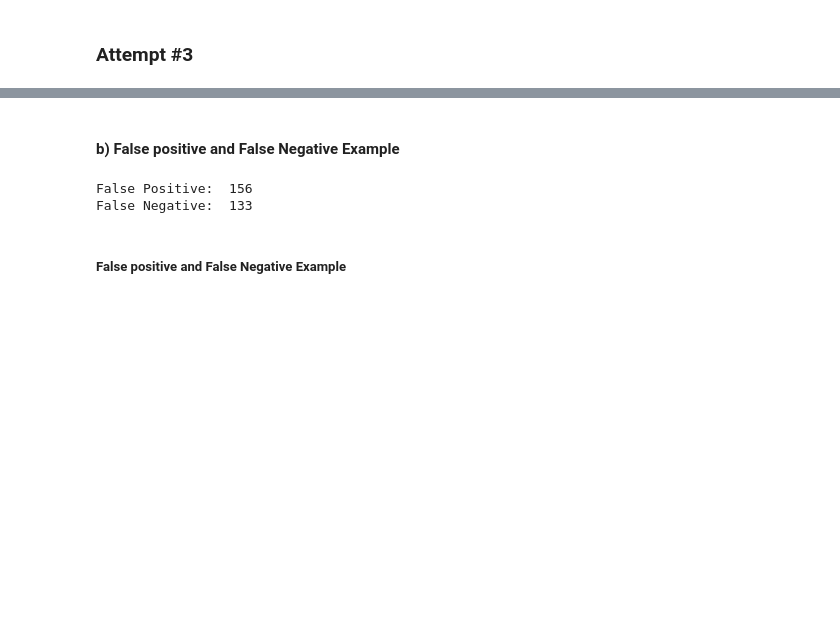
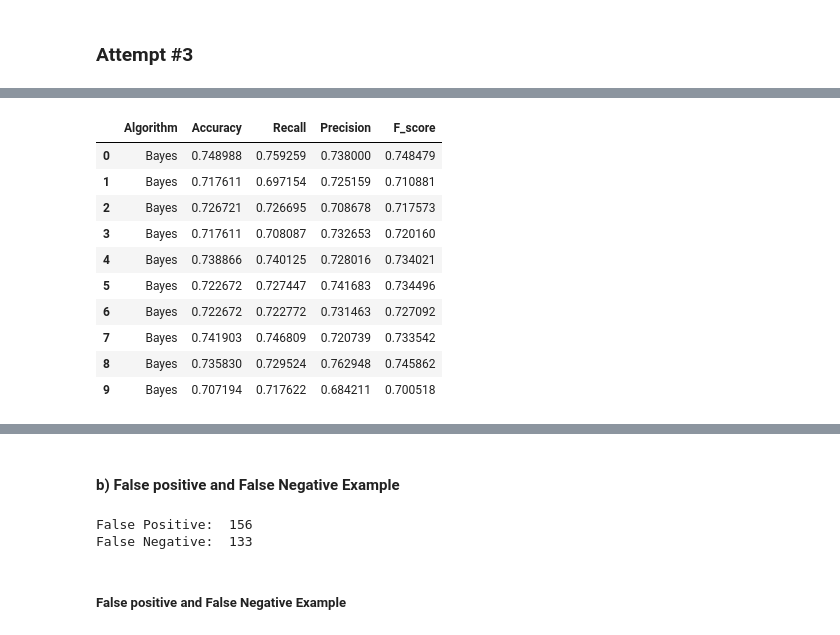
Before and after one commit to Asabe041/devoir1CSI4506, a Jupyter notebook: LeagueOfLegendsMLNoteBook.ipynb, the cells around one changed output, grey strips where cells are left out. Drawn from its saved outputs; the diff is of its cells as text; code cells hidden in the pictures; blank space fills up the shorter version.

```diff
--- a/LeagueOfLegendsMLNoteBook.ipynb
+++ b/LeagueOfLegendsMLNoteBook.ipynb
@@ -782,0 +786,14 @@ modelsMLP_3
+# %%
+modelsGNB
+# %% [output]
+|  | Algorithm | Accuracy | Recall | Precision | F_score |
+| 0 | Bayes | 0.748988 | 0.759259 | 0.738000 | 0.748479 |
+| 1 | Bayes | 0.717611 | 0.697154 | 0.725159 | 0.710881 |
+| 2 | Bayes | 0.726721 | 0.726695 | 0.708678 | 0.717573 |
+| 3 | Bayes | 0.717611 | 0.708087 | 0.732653 | 0.720160 |
+| 4 | Bayes | 0.738866 | 0.740125 | 0.728016 | 0.734021 |
+| 5 | Bayes | 0.722672 | 0.727447 | 0.741683 | 0.734496 |
+| 6 | Bayes | 0.722672 | 0.722772 | 0.731463 | 0.727092 |
+| 7 | Bayes | 0.741903 | 0.746809 | 0.720739 | 0.733542 |
+| 8 | Bayes | 0.735830 | 0.729524 | 0.762948 | 0.745862 |
+| 9 | Bayes | 0.707194 | 0.717622 | 0.684211 | 0.700518 |
```
Also changed, not shown: parts of 32 cells of this notebook.
